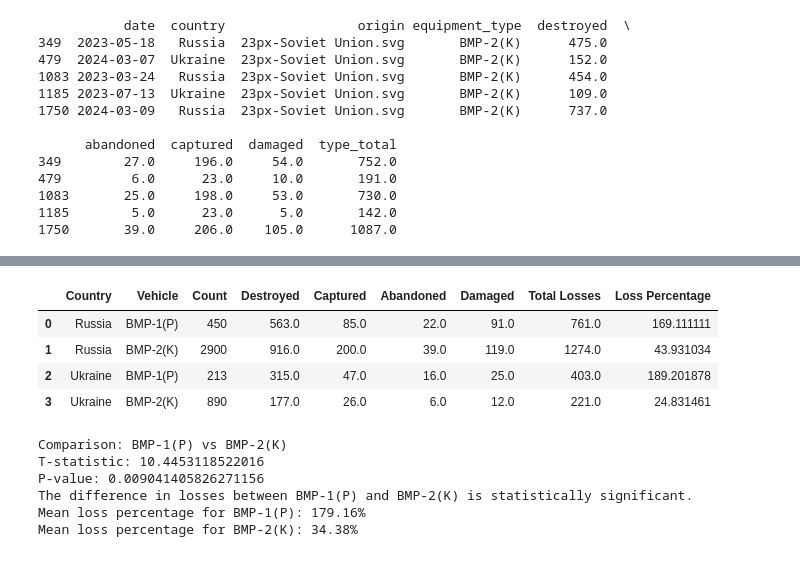
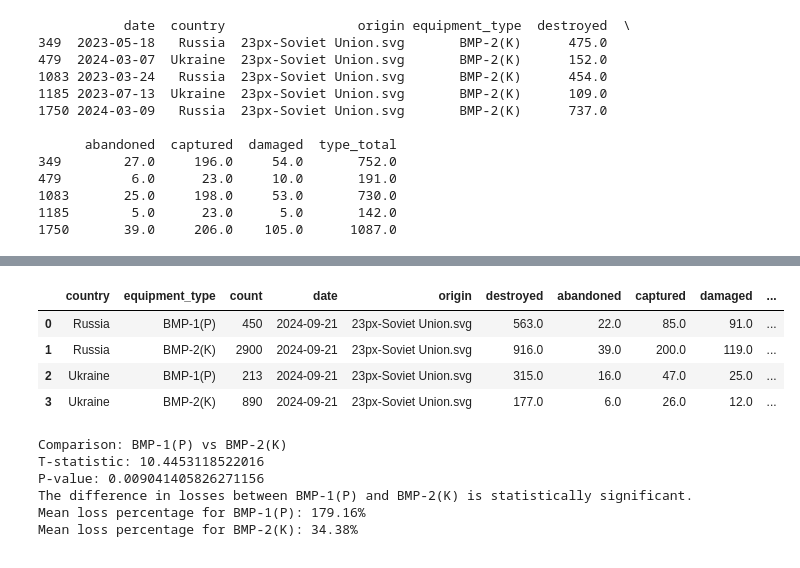
Before and after one commit to m6urns/project3-equipment, a Jupyter notebook: project3.ipynb, the cells around one changed output, grey strips where cells are left out. Saved outputs shown, nothing was run; the diff lists cells and outputs as text; code cells hidden in the pictures.

Commit message:
Modify oryx data import

```diff
--- a/project3.ipynb
+++ b/project3.ipynb
@@ -443,9 +443,9 @@ print(filtered_df.head())
 # Sourced from IISS Military Balance 2021, we will utilize this as a baseline to examine whether losses for UKR and RU
 # are significantly different.
 bmp_stocks_2021  = {
-    'Country': ['Ukraine', 'Ukraine', 'Russia', 'Russia'],
-    'Vehicle': ['BMP-1(P)', 'BMP-2(K)', 'BMP-1(P)', 'BMP-2(K)'],
-    'Count': [213, 890, 450, 2900]
+    'country': ['Ukraine', 'Ukraine', 'Russia', 'Russia'],
+    'equipment_type': ['BMP-1(P)', 'BMP-2(K)', 'BMP-1(P)', 'BMP-2(K)'],
+    'count': [213, 890, 450, 2900]
 }
 
 bmp_stocks_2021 = pd.DataFrame(bmp_stocks_2021)
@@ -464,0 +452,6 @@ bmp_data_2024['Total Losses'] = bmp_data_2024['Destroyed'] + bmp_data_2024['Capt
+# %%
+# Sourced from Oryx, and filtered from our historical dataset
+bmp_data_2024 = df[(df['equipment_type'] == 'BMP-1(P)') | (df['equipment_type'] == 'BMP-2(K)')]
+latest_index = bmp_data_2024.groupby('equipment_type')['date'].transform(max) == bmp_data_2024['date']
+bmp_data_2024 = bmp_data_2024[latest_index]
+bmp_data_2024
@@ -465,14 +464,14 @@ bmp_data_2024['Total Losses'] = bmp_data_2024['Destroyed'] + bmp_data_2024['Capt
 # %%
-df_merged = pd.merge(bmp_stocks_2021, bmp_data_2024, on=['Country', 'Vehicle'], how='outer')
+df_merged = pd.merge(bmp_stocks_2021, bmp_data_2024, on=['country', 'equipment_type'], how='outer')
 
 # Calculate the loss percentage
-df_merged['Loss Percentage'] = df_merged['Total Losses'] / df_merged['Count'] * 100
+df_merged['loss_percentage'] = df_merged['type_total'] / df_merged['count'] * 100
 df_merged
 # %% [output]
-|  | Country | Vehicle | Count | Destroyed | Captured | Abandoned | Damaged | Total Losses | Loss Percentage |
-| 0 | Russia | BMP-1(P) | 450 | 563.0 | 85.0 | 22.0 | 91.0 | 761.0 | 169.111111 |
-| 1 | Russia | BMP-2(K) | 2900 | 916.0 | 200.0 | 39.0 | 119.0 | 1274.0 | 43.931034 |
-| 2 | Ukraine | BMP-1(P) | 213 | 315.0 | 47.0 | 16.0 | 25.0 | 403.0 | 189.201878 |
-| 3 | Ukraine | BMP-2(K) | 890 | 177.0 | 26.0 | 6.0 | 12.0 | 221.0 | 24.831461 |
+|  | country | equipment_type | count | date | origin | destroyed | abandoned | captured | damaged | ... |
+| 0 | Russia | BMP-1(P) | 450 | 2024-09-21 | 23px-Soviet Union.svg | 563.0 | 22.0 | 85.0 | 91.0 | ... |
+| 1 | Russia | BMP-2(K) | 2900 | 2024-09-21 | 23px-Soviet Union.svg | 916.0 | 39.0 | 200.0 | 119.0 | ... |
+| 2 | Ukraine | BMP-1(P) | 213 | 2024-09-21 | 23px-Soviet Union.svg | 315.0 | 16.0 | 47.0 | 25.0 | ... |
+| 3 | Ukraine | BMP-2(K) | 890 | 2024-09-21 | 23px-Soviet Union.svg | 177.0 | 6.0 | 26.0 | 12.0 | ... |
 # %%
 # Separate data for BMP-1 and BMP-2
```
Also changed, not shown: parts of 4 cells of this notebook.
